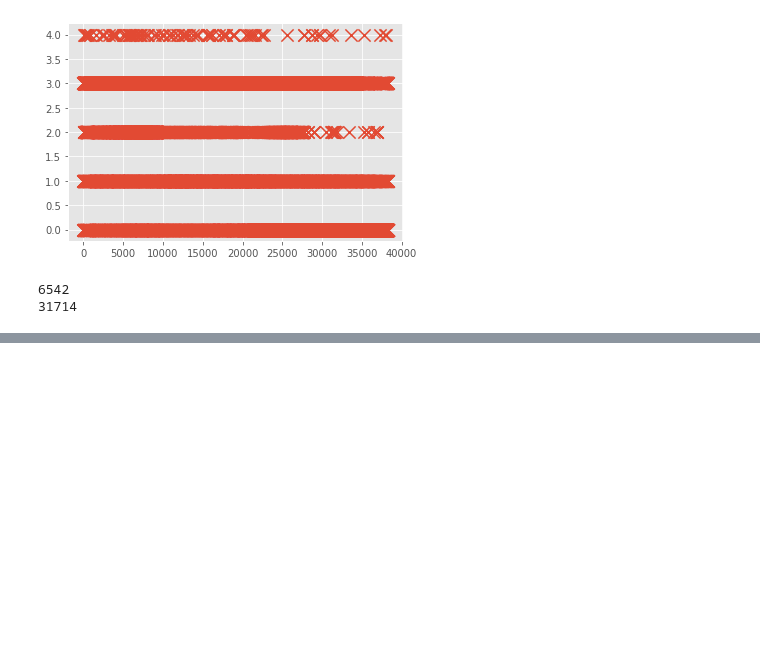
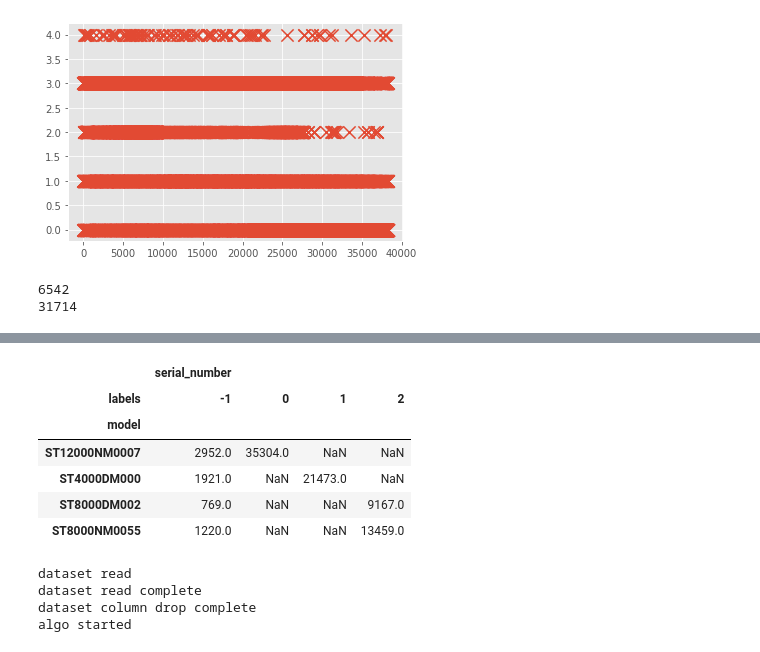
Before and after one commit to KarthikNA/Prediction-of-Hard-Drive-Failure, a Jupyter notebook: unsupervised/single_model.ipynb, the cells around one changed output, grey strips where cells are left out. Cells and saved outputs as stored; diff of their text form; code cells hidden in the pictures; blank space fills up the shorter version.

```diff
--- a/unsupervised/single_model.ipynb
+++ b/unsupervised/single_model.ipynb
@@ -111,0 +182,2 @@ print(len(l2))
+# %%
+df_final = pd.DataFrame()
@@ -111,0 +280,29 @@ print(len(l2))
+# %%
+def dbscan():
+    st_models = req_models = ['ST12000NM0007', 'ST4000DM000', 'ST8000NM0055', 'ST8000DM002']
+    df_final = pd.DataFrame()
+    print("dataset read")
+    for name in st_models:
+        full_name = name + "_last_day_all_q_raw.csv"
+        dataset = pd.read_csv("../dataset/" + full_name)
+        df = dataset[['model', 'serial_number','capacity_bytes', 'smart_5_raw', 'smart_187_raw', 'smart_188_raw', 'smart_197_raw', 'smart_198_raw']]
+        df_final = df_final.append(df, ignore_index=True)
+    print("dataset read complete")
+    df_final_copy = df_final.copy()
+    drop_columns = ['model', 'serial_number']
+    df_final_copy.drop(drop_columns, axis = 1, inplace=True)
+    print("dataset column drop complete")
+    print("algo started")
+    db = DBSCAN( min_samples=1000)
+    db.fit(df_final_copy)
+    print("algo finished")
+    labels = db.labels_
+    df_new = pd.DataFrame()
+    df_new["model"] = df_final["model"]
+    df_new["serial_number"] = df_final["serial_number"]
+    df_new["labels"] = labels
+    dx = df_new.groupby(['model', 'labels']).count()
+    print("time return result")
+    return dx
+result = dbscan()
+result
@@ -111,0 +326,44 @@ print(len(l2))
+# %%
+result.unstack()
+# %% [output]
+|  | serial_number |  |  |  |
+| labels | -1 | 0 | 1 | 2 |
+| model |  |  |  |  |
+| ST12000NM0007 | 2952.0 | 35304.0 | NaN | NaN |
+| ST4000DM000 | 1921.0 | NaN | 21473.0 | NaN |
+| ST8000DM002 | 769.0 | NaN | NaN | 9167.0 |
+| ST8000NM0055 | 1220.0 | NaN | NaN | 13459.0 |
+# %%
+def spectral():
+    st_models = req_models = ['ST12000NM0007', 'ST4000DM000', 'ST8000NM0055', 'ST8000DM002']
+    df_final = pd.DataFrame()
+    print("dataset read")
+    for name in st_models:
+        full_name = name + "_last_day_all_q_raw.csv"
+        dataset = pd.read_csv("../dataset/" + full_name)
+        df = dataset[['model', 'serial_number','capacity_bytes', 'smart_5_raw', 'smart_187_raw', 'smart_188_raw', 'smart_197_raw', 'smart_198_raw']]
+        df_final = df_final.append(df, ignore_index=True)
+    print("dataset read complete")
+    df_final_copy = df_final.copy()
+    drop_columns = ['model', 'serial_number']
+    df_final_copy.drop(drop_columns, axis = 1, inplace=True)
+    print("dataset column drop complete")
+    print("algo started")
+    sc = SpectralClustering(n_clusters=4)
+    sc.fit(df_final_copy)
+    print("algo finished")
+    labels = sc.labels_
+    df_new = pd.DataFrame()
+    df_new["model"] = df_final["model"]
+    df_new["serial_number"] = df_final["serial_number"]
+    df_new["labels"] = labels
+    dx = df_new.groupby(['model', 'labels']).count()
+    print("time return result")
+    return dx
+result = spectral()
+result
+# %% [output]
+dataset read
+dataset read complete
+dataset column drop complete
+algo started
```
Also changed, not shown: parts of 29 cells of this notebook, 1 other file.
